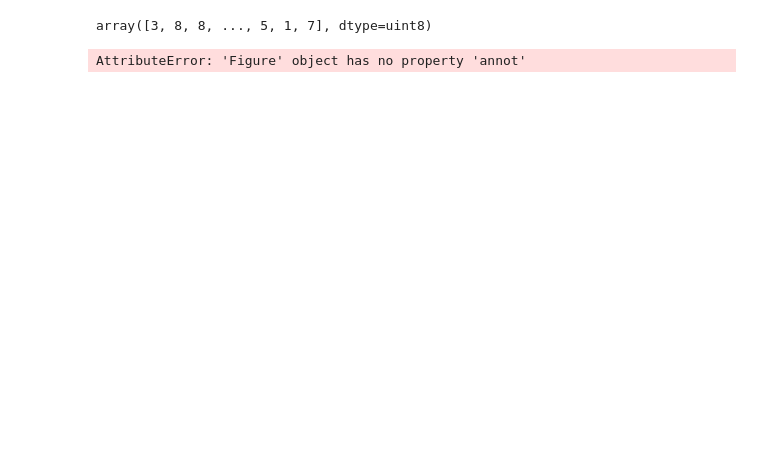
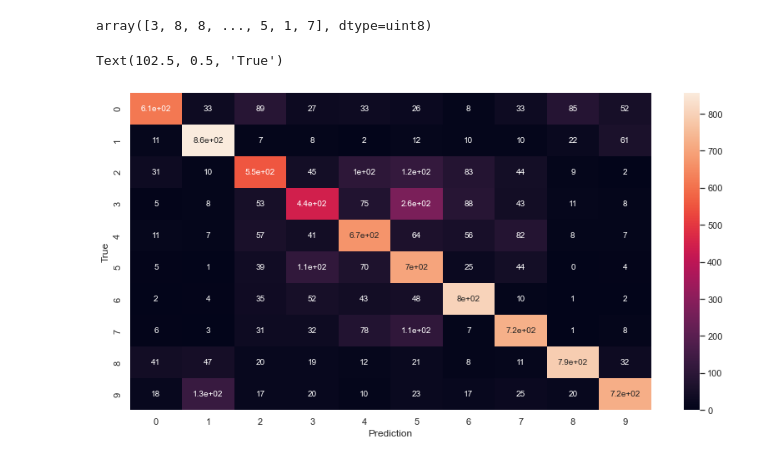
Before and after one commit to KunalSutar/CNN---Image-Classifier-, a Jupyter notebook: CNN-Image Classifier-Deep Learning-with Graphs.ipynb, the cells around one changed output. Cells and saved outputs as stored; diff of their text form; code cells hidden in the pictures; blank space fills up the shorter version.

```diff
--- a/CNN-Image Classifier-Deep Learning-with Graphs.ipynb
+++ b/CNN-Image Classifier-Deep Learning-with Graphs.ipynb
@@ -303,9 +303,10 @@ y_test
 # %% [output]
 array([3, 8, 8, ..., 5, 1, 7], dtype=uint8)
 # %%
-plt.figure(figsize=(14,7),annot=True)
-sns.heatmap(confusion_matrix(y_test,y_prediction))
+plt.figure(figsize=(14,7))
+sns.heatmap(confusion_matrix(y_test,y_prediction),annot=True)
 plt.xlabel('Prediction')
 plt.ylabel('True')
 # %% [output]
-AttributeError: 'Figure' object has no property 'annot'
+Text(102.5, 0.5, 'True')
+[figure, added]
```
Also changed, not shown: parts of 16 cells of this notebook.
